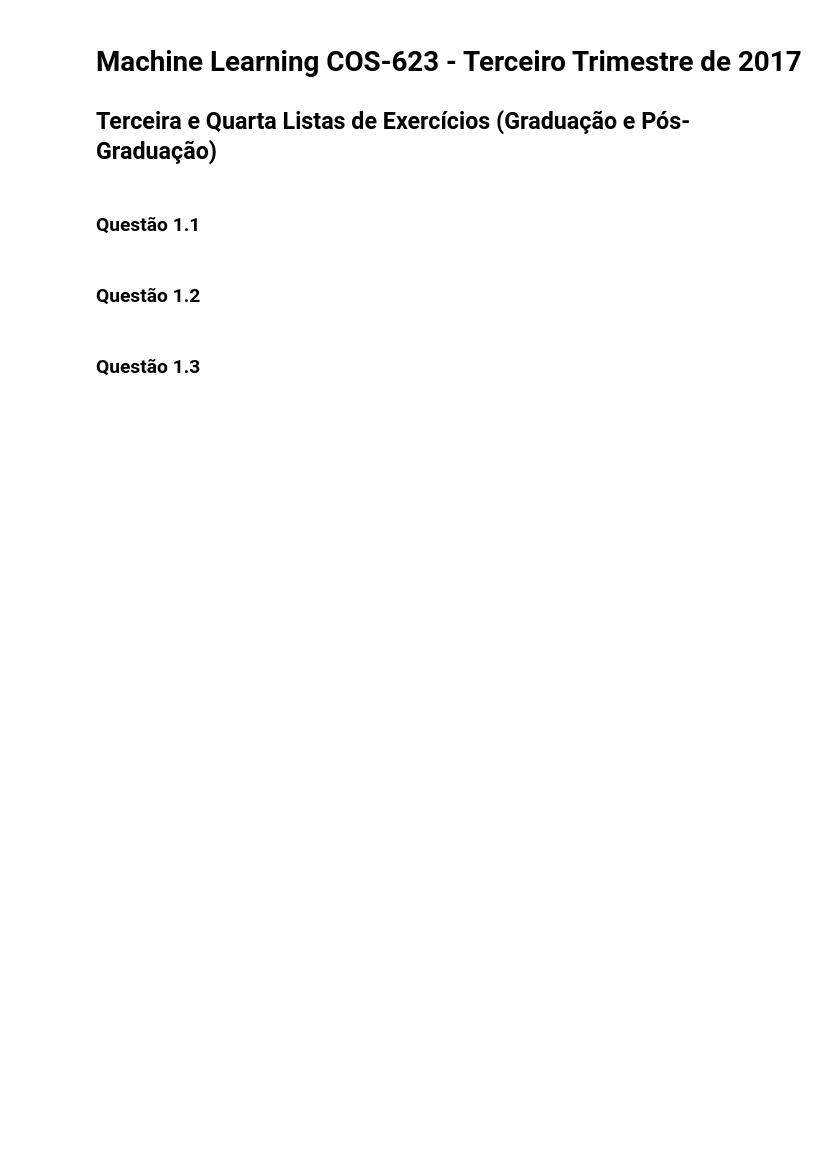
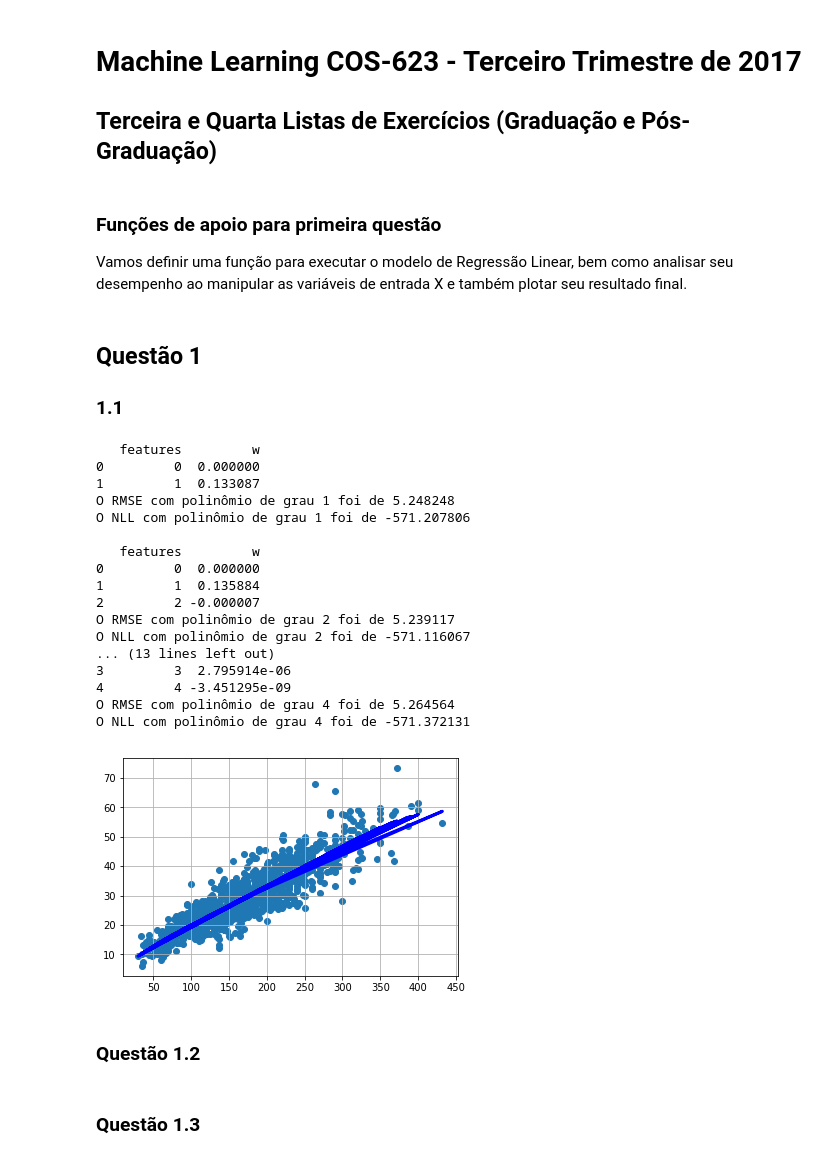
Before and after one commit to lucaslrolim/COS623-MachineLearning, a Jupyter notebook: Lista 3 ML.ipynb, the cells around one changed output. Saved outputs shown, nothing was run; the diff lists cells and outputs as text; code cells hidden in the pictures; blank space fills up the shorter version.

```diff
--- a/Lista 3 ML.ipynb
+++ b/Lista 3 ML.ipynb
@@ -21,0 +21,4 @@ list(test)
+# %% [markdown]
+### Funções de apoio para primeira questão
+
+Vamos definir uma função para executar o modelo de Regressão Linear, bem como analisar seu desempenho ao manipular as variáveis de entrada X e também plotar seu resultado final.
@@ -22,2 +78,4 @@ list(test)
 # %% [markdown]
-### Questão 1.1
+## Questão 1
+
+### 1.1
@@ -68,3 +82,24 @@ plt.show()
+# %%
+linear_regression(train,test,['Carga_Final','VO2_medido_máximo'],['VO2_medido_máximo'],4)
+# %% [output]
+   features         w
+0         0  0.000000
+1         1  0.133087
+O RMSE com polinômio de grau 1 foi de 5.248248
+O NLL com polinômio de grau 1 foi de -571.207806
+
+   features         w
+0         0  0.000000
+1         1  0.135884
+2         2 -0.000007
+O RMSE com polinômio de grau 2 foi de 5.239117
+O NLL com polinômio de grau 2 foi de -571.116067
+... (13 lines left out)
+3         3  2.795914e-06
+4         4 -3.451295e-09
+O RMSE com polinômio de grau 4 foi de 5.264564
+O NLL com polinômio de grau 4 foi de -571.372131
+[figure, added]
 # %% [markdown]
 ### Questão 1.2
 # %%
```
Also changed, not shown: parts of 8 cells of this notebook, 1 other file.
